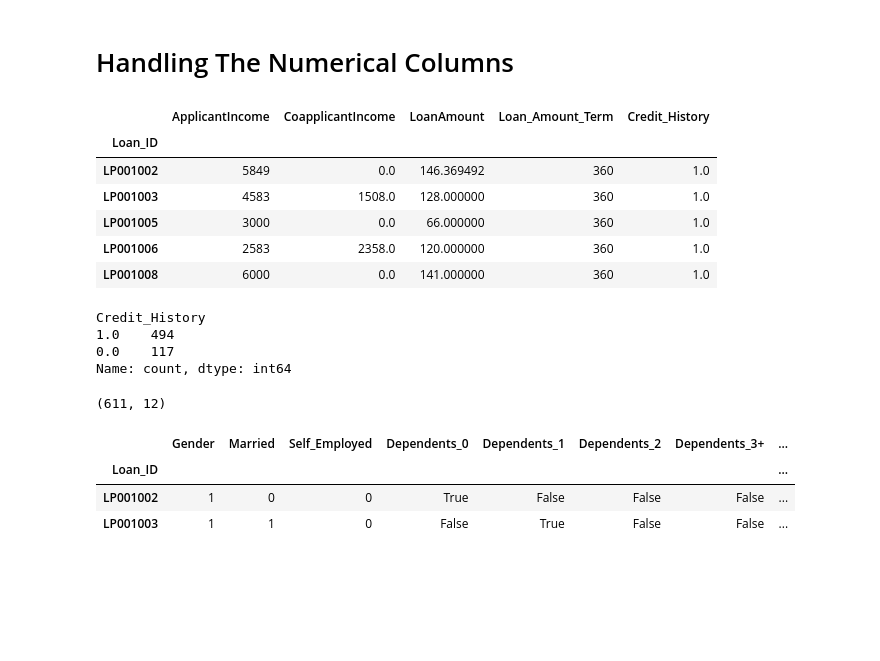
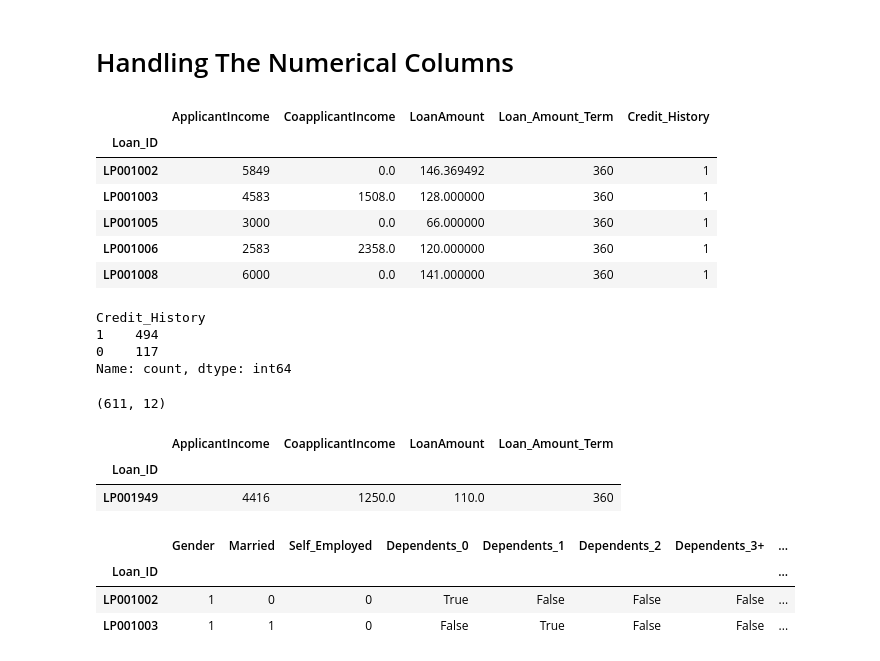
Before and after one commit to AnuOluwatomiwa/explainable-ai-credit-risk-assessment-project, a Jupyter notebook: documentation/normalize.ipynb, the cells around one changed output. Saved outputs shown, nothing was run; the diff lists cells and outputs as text; code cells hidden in the pictures; blank space fills up the shorter version.

```diff
--- a/documentation/normalize.ipynb
+++ b/documentation/normalize.ipynb
@@ -30,2 +23,0 @@ int64
-# %%
-df_cleaned['Credit_History'] = df_cleaned['Credit_History'].astype(float)
@@ -116,17 +104,17 @@ num_values.head()
 # %% [output]
 |  | ApplicantIncome | CoapplicantIncome | LoanAmount | Loan_Amount_Term | Credit_History |
 | Loan_ID |  |  |  |  |  |
-| LP001002 | 5849 | 0.0 | 146.369492 | 360 | 1.0 |
-| LP001003 | 4583 | 1508.0 | 128.000000 | 360 | 1.0 |
-| LP001005 | 3000 | 0.0 | 66.000000 | 360 | 1.0 |
-| LP001006 | 2583 | 2358.0 | 120.000000 | 360 | 1.0 |
-| LP001008 | 6000 | 0.0 | 141.000000 | 360 | 1.0 |
+| LP001002 | 5849 | 0.0 | 146.369492 | 360 | 1 |
+| LP001003 | 4583 | 1508.0 | 128.000000 | 360 | 1 |
+| LP001005 | 3000 | 0.0 | 66.000000 | 360 | 1 |
+| LP001006 | 2583 | 2358.0 | 120.000000 | 360 | 1 |
+| LP001008 | 6000 | 0.0 | 141.000000 | 360 | 1 |
 # %%
 num_values.Credit_History.value_counts()
 # %% [output]
 Credit_History
-1.0    494
-0.0    117
+1    494
+0    117
 Name: count, dtype: int64
 # %%
 df_cleaned.shape
@@ -135,6 +123,12 @@ df_cleaned.shape
 # %%
 perfect_cat_values = pd.concat([perfect_cat_values, num_values["Credit_History"]], axis = 1)
 num_values = num_values.drop("Credit_History", axis = 1)
+# %%
+num_values.sample()
+# %% [output]
+|  | ApplicantIncome | CoapplicantIncome | LoanAmount | Loan_Amount_Term |
+| Loan_ID |  |  |  |  |
+| LP001949 | 4416 | 1250.0 | 110.0 | 360 |
 # %%
 perfect_cat_values.head(2)
 # %% [output]
```
Also changed, not shown: parts of 4 cells of this notebook, 4 other files.
